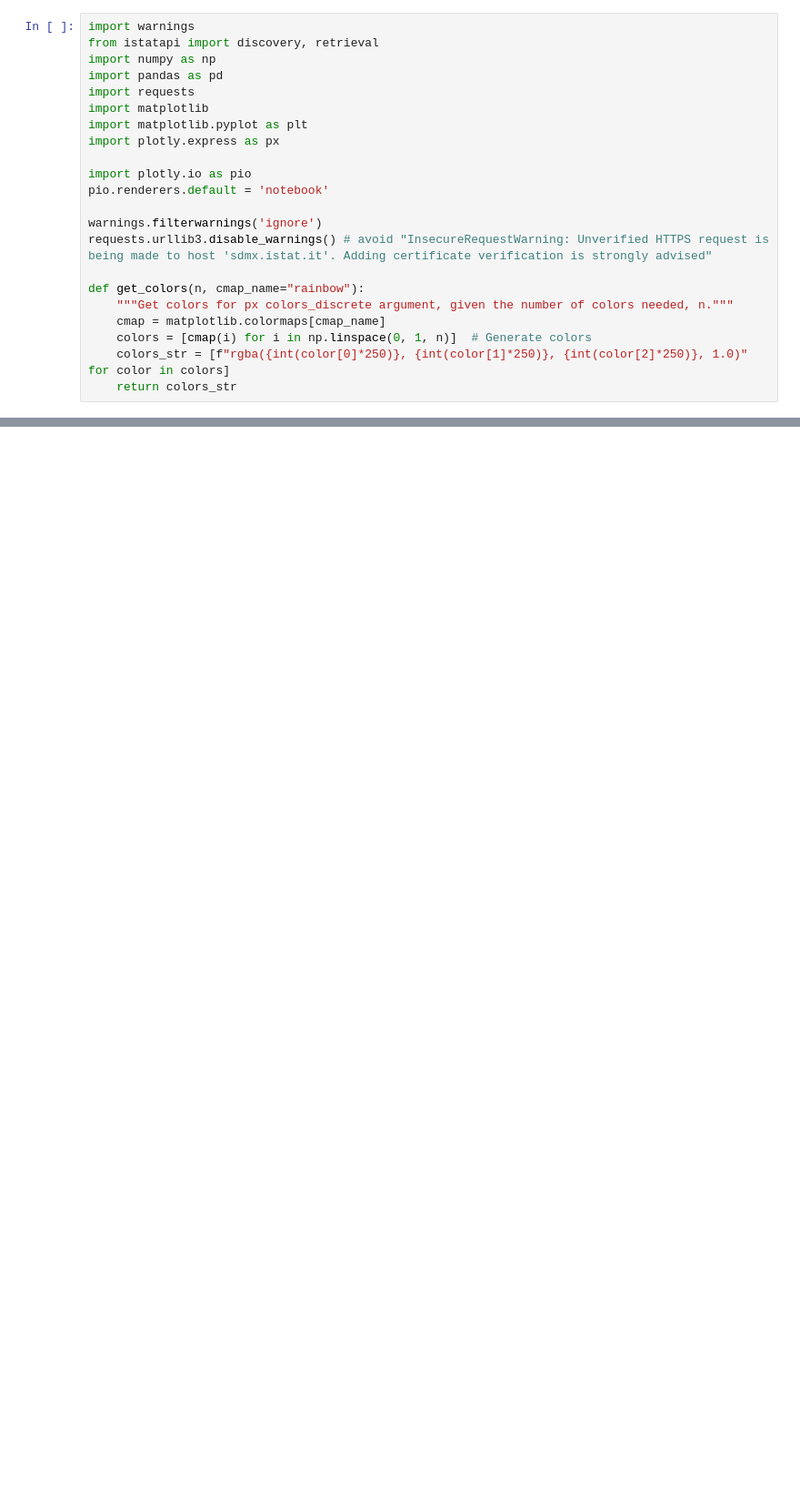
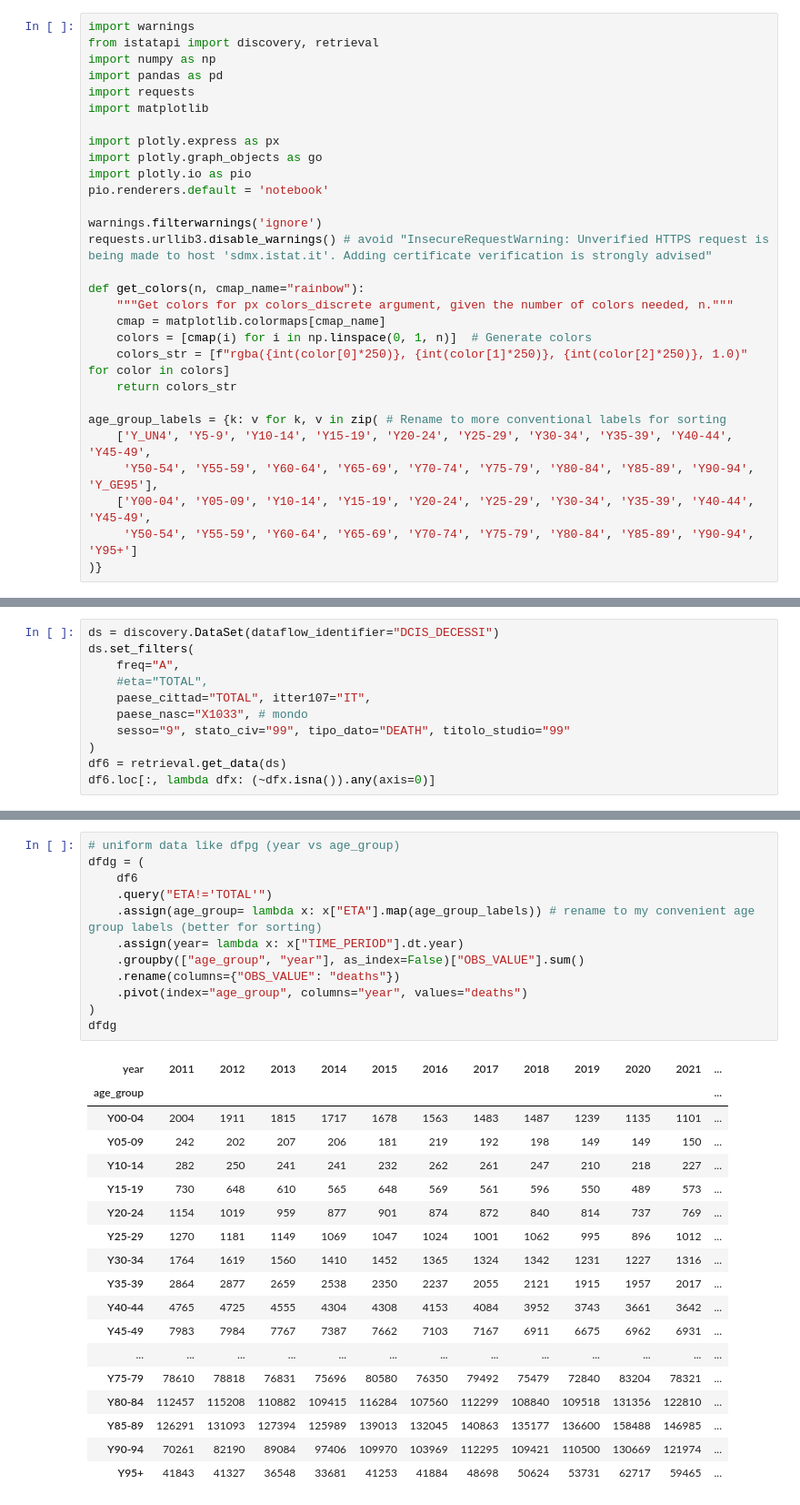
Before and after one commit to danieleongari/demographic_model_page, a Jupyter notebook: notebooks/1_yinvestigating_italian_deaths_migrants.ipynb, the cells around one changed output, grey strips where cells are left out. Shown at 91% size. Saved outputs shown, nothing was run; the diff lists cells and outputs as text; blank space fills up the shorter version.

Commit message:
understand deaths vs migrants

```diff
--- a/notebooks/5_mortality_and_pgr.ipynb
+++ b/notebooks/1_yinvestigating_italian_deaths_migrants.ipynb
@@ -19,9 +9,9 @@ import numpy as np
 import pandas as pd
 import requests
 import matplotlib
-import matplotlib.pyplot as plt
+
 import plotly.express as px
-
+import plotly.graph_objects as go
 import plotly.io as pio
 pio.renderers.default = 'notebook'
 
@@ -34,3 +24,10 @@ def get_colors(n, cmap_name="rainbow"):
     colors = [cmap(i) for i in np.linspace(0, 1, n)]  # Generate colors
     colors_str = [f"rgba({int(color[0]*250)}, {int(color[1]*250)}, {int(color[2]*250)}, 1.0)" for color in colors]
     return colors_str
+
+age_group_labels = {k: v for k, v in zip( # Rename to more conventional labels for sorting
+    ['Y_UN4', 'Y5-9', 'Y10-14', 'Y15-19', 'Y20-24', 'Y25-29', 'Y30-34', 'Y35-39', 'Y40-44', 'Y45-49',
+     'Y50-54', 'Y55-59', 'Y60-64', 'Y65-69', 'Y70-74', 'Y75-79', 'Y80-84', 'Y85-89', 'Y90-94', 'Y_GE95'],
+    ['Y00-04', 'Y05-09', 'Y10-14', 'Y15-19', 'Y20-24', 'Y25-29', 'Y30-34', 'Y35-39', 'Y40-44', 'Y45-49',
+     'Y50-54', 'Y55-59', 'Y60-64', 'Y65-69', 'Y70-74', 'Y75-79', 'Y80-84', 'Y85-89', 'Y90-94', 'Y95+']
+)}
@@ -272,0 +38,11 @@ The assumptions that I considered in notebook#3 seems reasonable when comparing
+# %%
+ds = discovery.DataSet(dataflow_identifier="DCIS_DECESSI")
+ds.set_filters(
+    freq="A",
+    #eta="TOTAL",
+    paese_cittad="TOTAL", itter107="IT",
+    paese_nasc="X1033", # mondo
+    sesso="9", stato_civ="99", tipo_dato="DEATH", titolo_studio="99"
+)
+df6 = retrieval.get_data(ds)
+df6.loc[:, lambda dfx: (~dfx.isna()).any(axis=0)]
@@ -272,0 +63,31 @@ The assumptions that I considered in notebook#3 seems reasonable when comparing
+# %%
+# uniform data like dfpg (year vs age_group)
+dfdg = (
+    df6
+    .query("ETA!='TOTAL'")
+    .assign(age_group= lambda x: x["ETA"].map(age_group_labels)) # rename to my convenient age group labels (better for sorting)
+    .assign(year= lambda x: x["TIME_PERIOD"].dt.year)
+    .groupby(["age_group", "year"], as_index=False)["OBS_VALUE"].sum()
+    .rename(columns={"OBS_VALUE": "deaths"})
+    .pivot(index="age_group", columns="year", values="deaths")
+)
+dfdg
+# %% [output]
+| year | 2011 | 2012 | 2013 | 2014 | 2015 | 2016 | 2017 | 2018 | 2019 | 2020 | 2021 | ... |
+| age_group |  |  |  |  |  |  |  |  |  |  |  | ... |
+| Y00-04 | 2004 | 1911 | 1815 | 1717 | 1678 | 1563 | 1483 | 1487 | 1239 | 1135 | 1101 | ... |
+| Y05-09 | 242 | 202 | 207 | 206 | 181 | 219 | 192 | 198 | 149 | 149 | 150 | ... |
+| Y10-14 | 282 | 250 | 241 | 241 | 232 | 262 | 261 | 247 | 210 | 218 | 227 | ... |
+| Y15-19 | 730 | 648 | 610 | 565 | 648 | 569 | 561 | 596 | 550 | 489 | 573 | ... |
+| Y20-24 | 1154 | 1019 | 959 | 877 | 901 | 874 | 872 | 840 | 814 | 737 | 769 | ... |
+| Y25-29 | 1270 | 1181 | 1149 | 1069 | 1047 | 1024 | 1001 | 1062 | 995 | 896 | 1012 | ... |
+| Y30-34 | 1764 | 1619 | 1560 | 1410 | 1452 | 1365 | 1324 | 1342 | 1231 | 1227 | 1316 | ... |
+| Y35-39 | 2864 | 2877 | 2659 | 2538 | 2350 | 2237 | 2055 | 2121 | 1915 | 1957 | 2017 | ... |
+| Y40-44 | 4765 | 4725 | 4555 | 4304 | 4308 | 4153 | 4084 | 3952 | 3743 | 3661 | 3642 | ... |
+| Y45-49 | 7983 | 7984 | 7767 | 7387 | 7662 | 7103 | 7167 | 6911 | 6675 | 6962 | 6931 | ... |
+| ... | ... | ... | ... | ... | ... | ... | ... | ... | ... | ... | ... | ... |
+| Y75-79 | 78610 | 78818 | 76831 | 75696 | 80580 | 76350 | 79492 | 75479 | 72840 | 83204 | 78321 | ... |
+| Y80-84 | 112457 | 115208 | 110882 | 109415 | 116284 | 107560 | 112299 | 108840 | 109518 | 131356 | 122810 | ... |
+| Y85-89 | 126291 | 131093 | 127394 | 125989 | 139013 | 132045 | 140863 | 135177 | 136600 | 158488 | 146985 | ... |
+| Y90-94 | 70261 | 82190 | 89084 | 97406 | 109970 | 103969 | 112295 | 109421 | 110500 | 130669 | 121974 | ... |
+| Y95+ | 41843 | 41327 | 36548 | 33681 | 41253 | 41884 | 48698 | 50624 | 53731 | 62717 | 59465 | ... |
```
Also changed, not shown: parts of 24 cells of this notebook, 1 other file.
